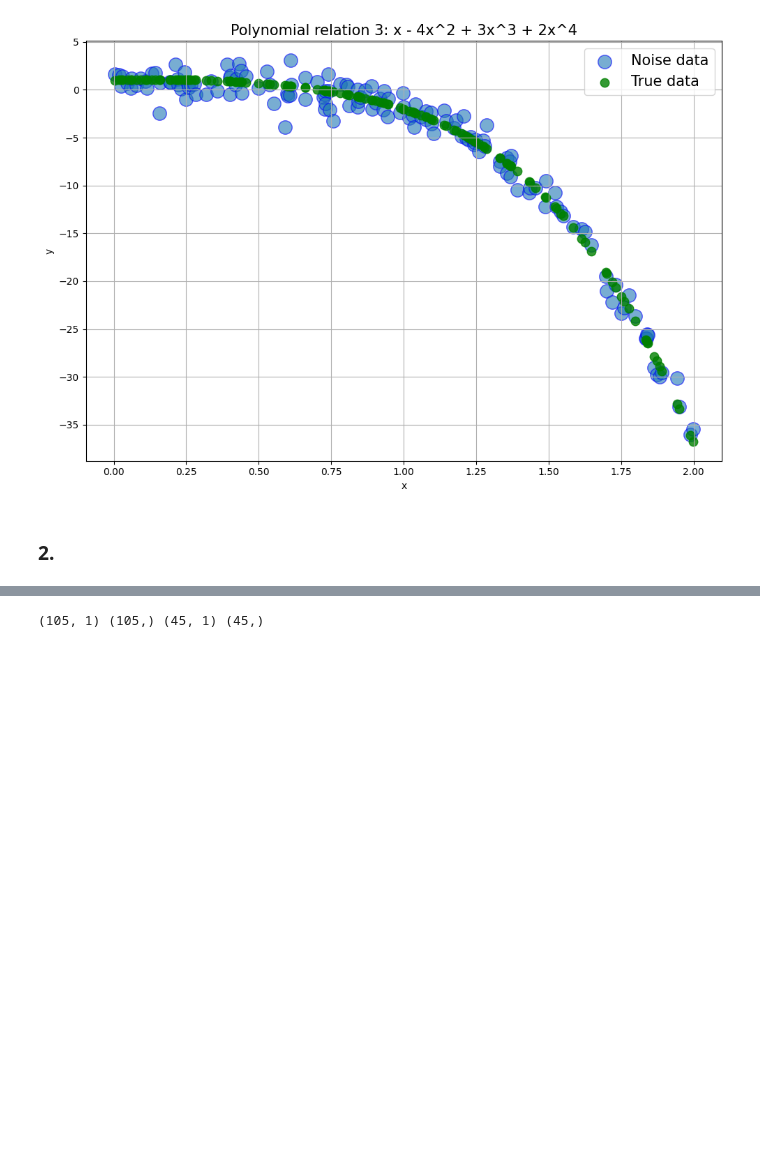
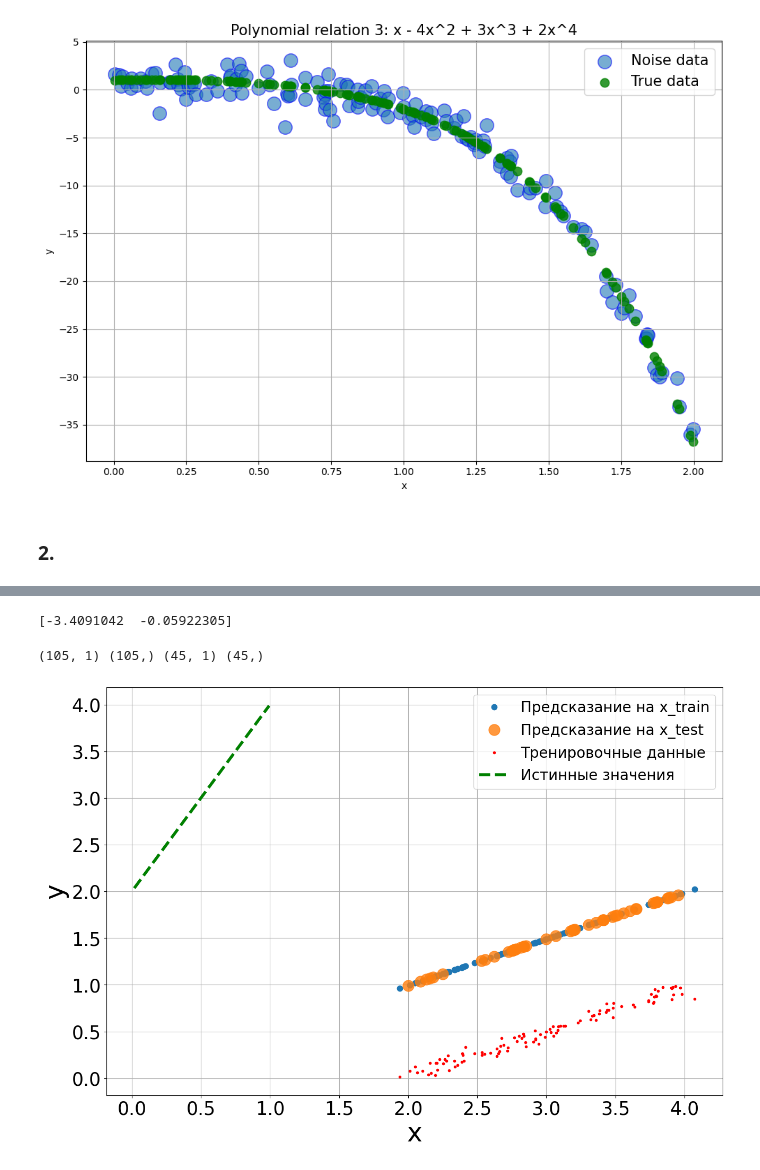
Before and after one commit to modernpacifist/engineering-of-machine-learning-urfu, a Jupyter notebook: math-basics-of-machine-learning/Notebooks/HW2_MBML.ipynb, the cells around one changed output, grey strips where cells are left out. Saved outputs shown, nothing was run; the diff lists cells and outputs as text; code cells hidden in the pictures; blank space fills up the shorter version.

```diff
--- a/math-basics-of-machine-learning/Notebooks/HW2_MBML.ipynb
+++ b/math-basics-of-machine-learning/Notebooks/HW2_MBML.ipynb
@@ -196,0 +246,8 @@ def train_test_split(x,y, train_size=None, test_size=None, random_state=42, shuf
+# %%
+weights = init_weights(linear_1_x.shape[1]) # генерируем веса
+yhat = predict(x_train[0], weights) # делаем предсказание на 1 точке
+loss = loss_func(yhat, linear_1_y[0]) # посчитаем функцию потерь
+
+print(f'Веса {weights}')
+
+print(f'Первая точка-признак {x_train[0]},\n Предсказание {yhat},\n Реальное значение {linear_1_y[0]},\n Функция потерь: {loss}')
@@ -196,0 +283,7 @@ def train_test_split(x,y, train_size=None, test_size=None, random_state=42, shuf
+# %%
+yhat = predict(x_train[0], weights) # делаем предсказание на 1 точке
+
+grad = grad_loss(yhat, linear_1_y[0], linear_1_x[0]) # делаем оценку градиента функции потерь
+print(grad)
+# %% [output]
+[-3.4091042  -0.05922305]
@@ -196,0 +325,21 @@ def train_test_split(x,y, train_size=None, test_size=None, random_state=42, shuf
+# %%
+x_train, x_test, y_train, y_test = train_test_split(linear_1_y, linear_1_x,  test_size=0.3)
+print(x_train.shape, y_train.shape,  x_test.shape, y_test.shape)
+# %% [output]
+(105, 1) (105,) (45, 1) (45,)
+# %%
+def init_weights(W_shape, add_bias = True, random_state = 42):
+    """Генерация весов
+    Входные переменные:
+    ===========
+    W_shape: сколько весов надо (количество признаков)
+    add_bias: учитываем смещение или нет
+    random_state: фиксированный сид случайных чисел (для повторяемости)
+    """
+    W_shape = np.atleast_1d(W_shape) # убеждаемся что данные - одномерный массив
+    if random_state:  # фиксируем случайный seed
+        np.random.seed(random_state)
+    W = np.random.randn(*list(W_shape))/np.sqrt(np.sum(W_shape))   # генерируем случайные числа с нулевым средним и дисперсией как корень из размерности весов
+    if add_bias: # если учитываем смещение
+        W = np.column_stack((np.zeros(W.shape[-1]),W )) # добавляем 0 в наш вектор весов
+    return W.squeeze()
@@ -196,0 +369,9 @@ def train_test_split(x,y, train_size=None, test_size=None, random_state=42, shuf
+# %%
+# weights = init_weights(x.shape[1]) # генерируем веса
+weights = init_weights(linear_1_x.shape[1])
+# %%
+fig  = plt.figure(figsize=(15,10))
+
+plot_model_weights(x_train, y_train, x_test, linear_1_x, linear_1_y_true, weights)
+# %% [output]
+[figure, added]
@@ -321,5 +495,0 @@ def plot_model_weights(x_train, y_train, x_test, x, y, model):
-# %%
-x_train, x_test, y_train, y_test = train_test_split(polynomial_1_y, polynomial_1_x,  test_size=0.3)
-print(x_train.shape, y_train.shape,  x_test.shape, y_test.shape)
-# %% [output]
-(105, 1) (105,) (45, 1) (45,)
```
Also changed, not shown: parts of 23 cells of this notebook.
